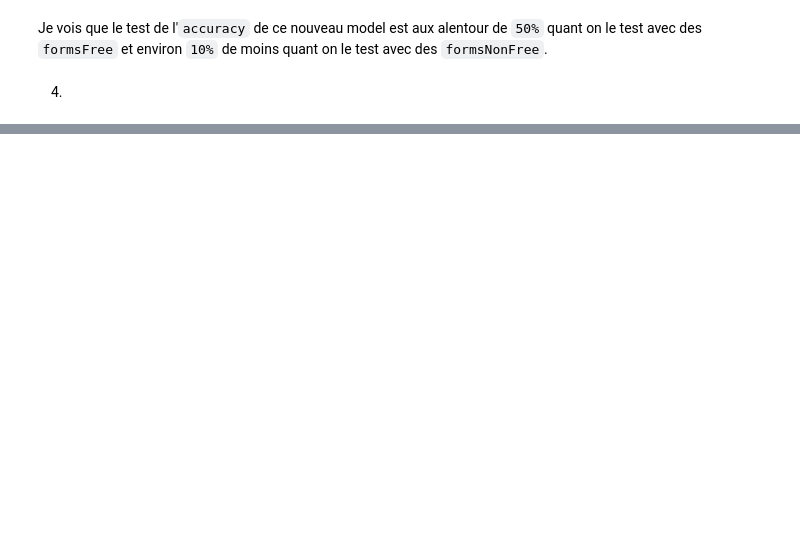
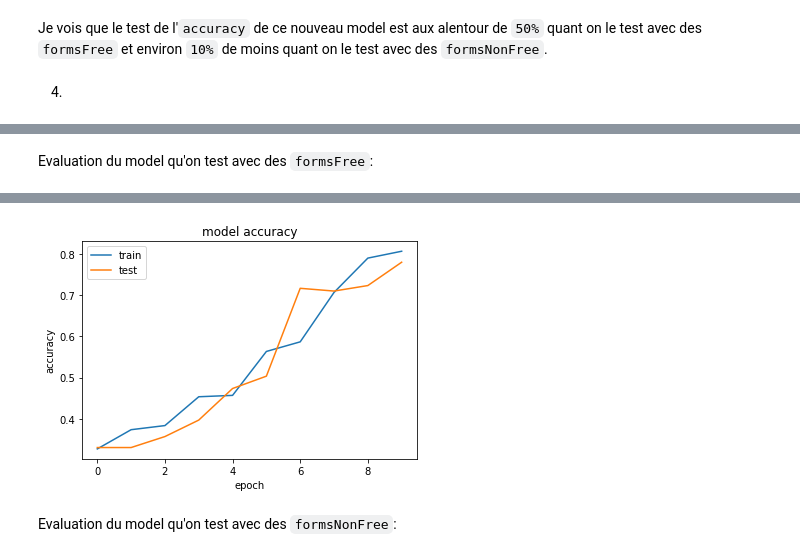
Before and after one commit to charles66820/CREMIfiles, a Jupyter notebook: ia/project/projet_master.ipynb, the cells around one changed output, grey strips where cells are left out. Cells and saved outputs as stored; diff of their text form; code cells hidden in the pictures; blank space fills up the shorter version.

```diff
--- a/ia/project/projet_master.ipynb
+++ b/ia/project/projet_master.ipynb
@@ -319,0 +334,37 @@ X_test, Y_test = generate_test_set_classification()
+# %%
+#  hyper-paramètres
+epochs = 10 # 20
+batch_size = 100 # 128
+num_neurons = 128 # num_pixels
+# %%
+def cnnModel():
+  model = Sequential()
+
+  model.add(Conv2D(32,
+            kernel_size=(3, 3),
+            activation='relu',
+            input_shape=(IMAGE_SIZE, IMAGE_SIZE, 1)))
+  model.add(MaxPooling2D(pool_size=(3, 3)))
+  Dropout(0.1)
+  model.add(Conv2D(256,
+                   kernel_size=(3, 3),
+                   activation='relu'))
+  model.add(MaxPooling2D(pool_size=(3, 3)))
+  Dropout(0.2)
+  model.add(Conv2D(521,
+                   kernel_size=(5, 5),
+                   activation='relu'))
+  model.add(MaxPooling2D(pool_size=(2, 2)))
+  model.add(Flatten())
+
+  model.add(Dense(num_neurons,
+            activation='relu', kernel_initializer='normal'))
+  model.add(Dense(num_classes, input_dim=num_neurons,
+            activation='softmax', kernel_initializer='normal'))
+  model.compile(loss='categorical_crossentropy',
+                optimizer='Adam', metrics=['accuracy'])
+  # Adam sgd
+  return model
+# %%
+model = cnnModel()
+model.summary()
@@ -319,0 +389,2 @@ X_test, Y_test = generate_test_set_classification()
+# %%
+hist = model.fit(X_train, Y_train, validation_data=(X_test, Y_test), epochs=epochs, batch_size=batch_size)
@@ -319,0 +412,8 @@ X_test, Y_test = generate_test_set_classification()
+# %% [markdown]
+Evaluation du model qu'on test avec des `formsFree`:
+# %%
+scores = model.evaluate(X_test, Y_test)
+print("Test loss: %.2f%%" % (scores[0]))
+print("Test accuracy: %.2f%%" % (scores[1] * 100))
+showAccuracies(hist)
+# %% [output]
@@ -319,0 +423,3 @@ X_test, Y_test = generate_test_set_classification()
+[figure, added]
+# %% [markdown]
+Evaluation du model qu'on test avec des `formsNonFree`:
```
Also changed, not shown: parts of 17 cells of this notebook, 1 other file.
